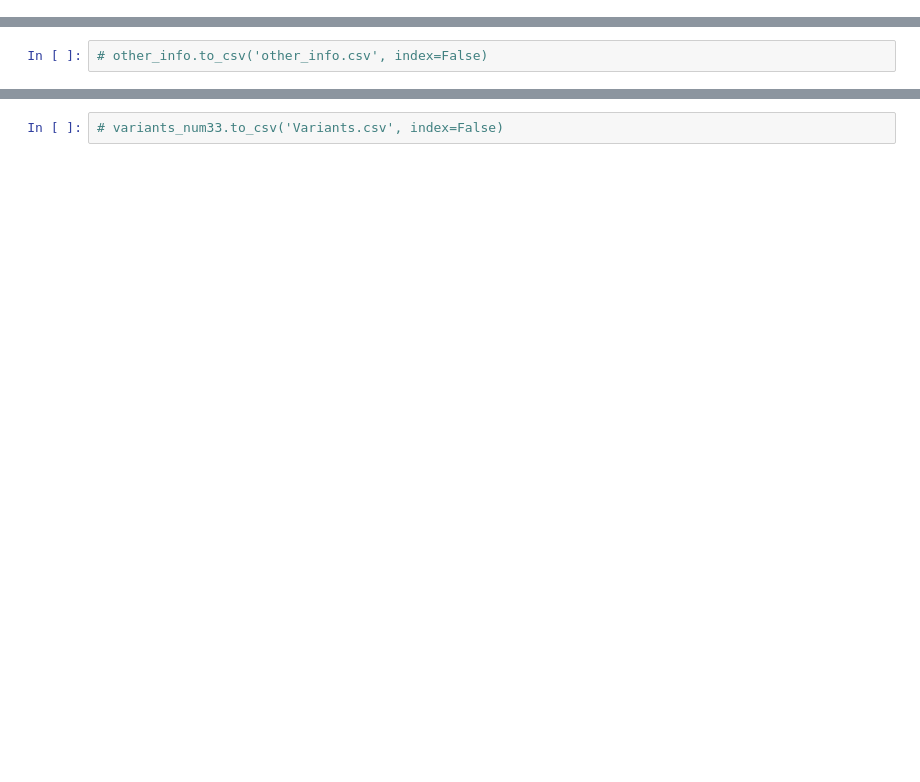
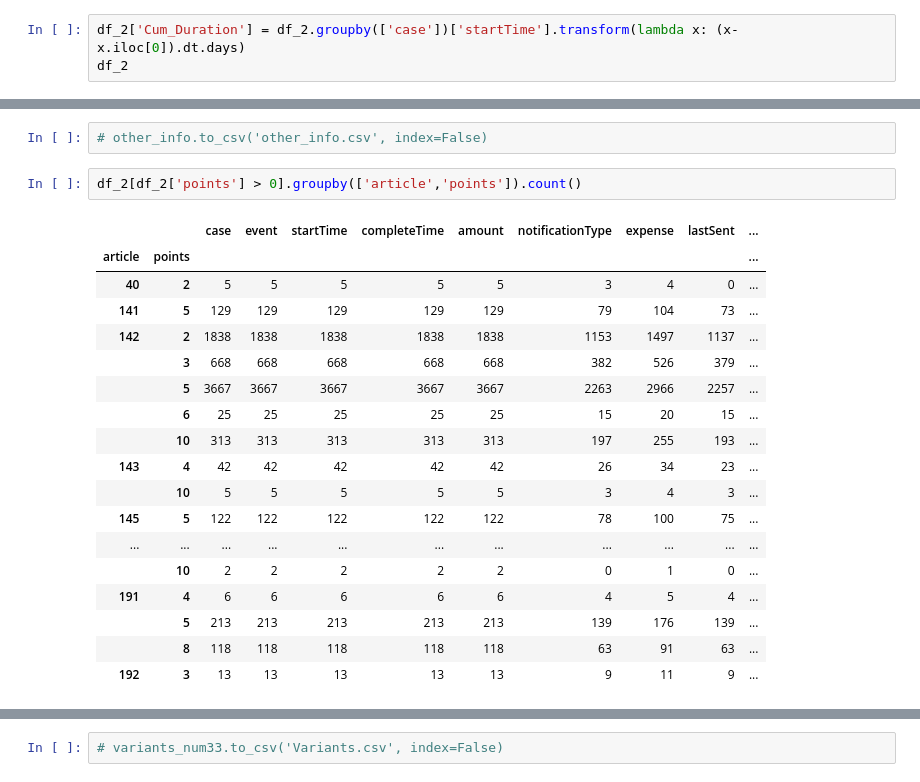
Before and after one commit to nkwachiabel/Process-Mining-Road-Traffic-Fine-Management, a Jupyter notebook: Road Traffic Fine Management.ipynb, the cells around one changed output, grey strips where cells are left out. Saved outputs shown, nothing was run; the diff lists cells and outputs as text; blank space fills up the shorter version.

```diff
--- a/Road Traffic Fine Management.ipynb
+++ b/Road Traffic Fine Management.ipynb
@@ -159,0 +144,3 @@ df_2
+# %%
+df_2['Cum_Duration'] = df_2.groupby(['case'])['startTime'].transform(lambda x: (x-x.iloc[0]).dt.days)
+df_2
@@ -349,2 +352,23 @@ other_info
 # %%
 # other_info.to_csv('other_info.csv', index=False)
+# %%
+df_2[df_2['points'] > 0].groupby(['article','points']).count()
+# %% [output]
+|  |  | case | event | startTime | completeTime | amount | notificationType | expense | lastSent | ... |
+| article | points |  |  |  |  |  |  |  |  | ... |
+| 40 | 2 | 5 | 5 | 5 | 5 | 5 | 3 | 4 | 0 | ... |
+| 141 | 5 | 129 | 129 | 129 | 129 | 129 | 79 | 104 | 73 | ... |
+| 142 | 2 | 1838 | 1838 | 1838 | 1838 | 1838 | 1153 | 1497 | 1137 | ... |
+|  | 3 | 668 | 668 | 668 | 668 | 668 | 382 | 526 | 379 | ... |
+|  | 5 | 3667 | 3667 | 3667 | 3667 | 3667 | 2263 | 2966 | 2257 | ... |
+|  | 6 | 25 | 25 | 25 | 25 | 25 | 15 | 20 | 15 | ... |
+|  | 10 | 313 | 313 | 313 | 313 | 313 | 197 | 255 | 193 | ... |
+| 143 | 4 | 42 | 42 | 42 | 42 | 42 | 26 | 34 | 23 | ... |
+|  | 10 | 5 | 5 | 5 | 5 | 5 | 3 | 4 | 3 | ... |
+| 145 | 5 | 122 | 122 | 122 | 122 | 122 | 78 | 100 | 75 | ... |
+| ... | ... | ... | ... | ... | ... | ... | ... | ... | ... | ... |
+|  | 10 | 2 | 2 | 2 | 2 | 2 | 0 | 1 | 0 | ... |
+| 191 | 4 | 6 | 6 | 6 | 6 | 6 | 4 | 5 | 4 | ... |
+|  | 5 | 213 | 213 | 213 | 213 | 213 | 139 | 176 | 139 | ... |
+|  | 8 | 118 | 118 | 118 | 118 | 118 | 63 | 91 | 63 | ... |
+| 192 | 3 | 13 | 13 | 13 | 13 | 13 | 9 | 11 | 9 | ... |
```
Also changed, not shown: parts of 49 cells of this notebook.
